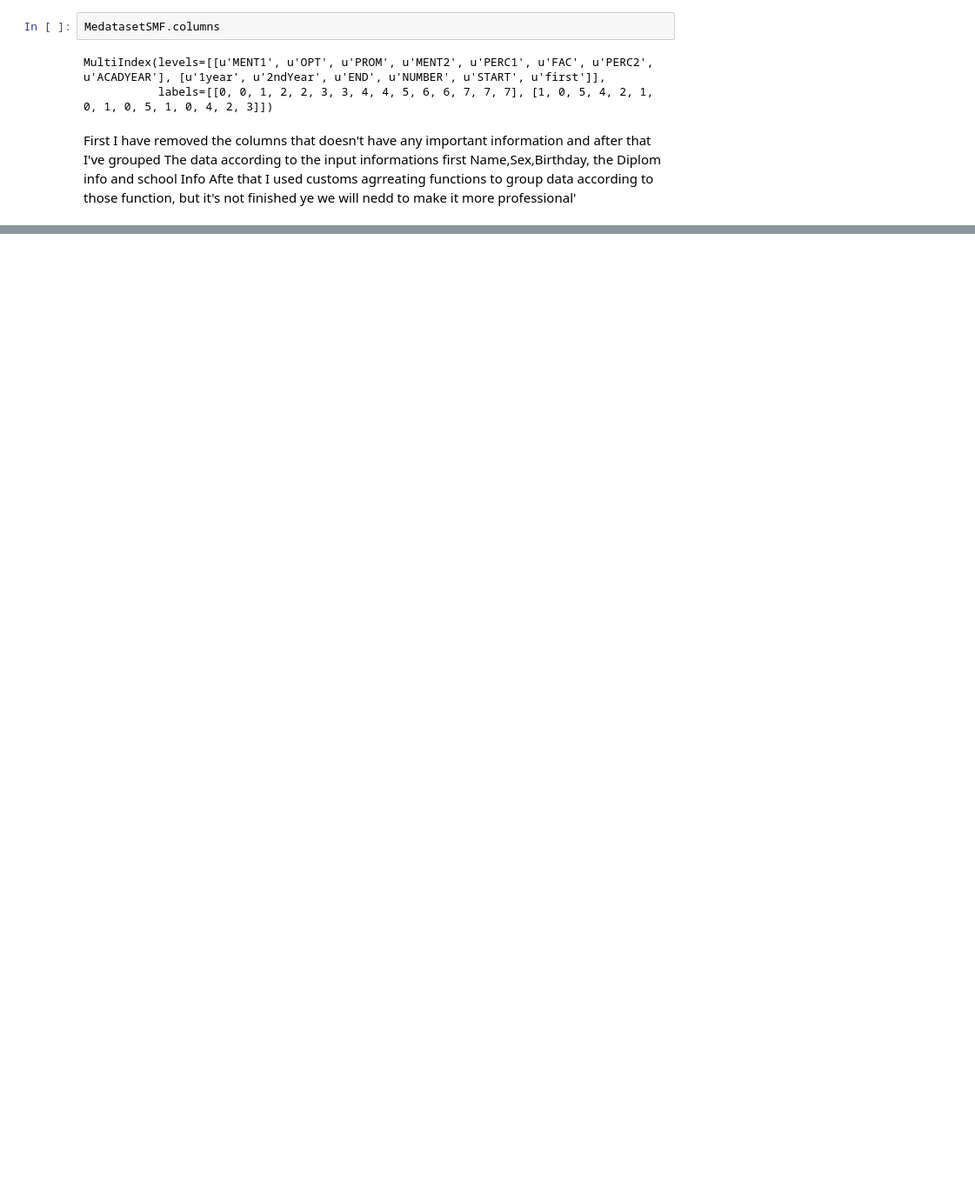
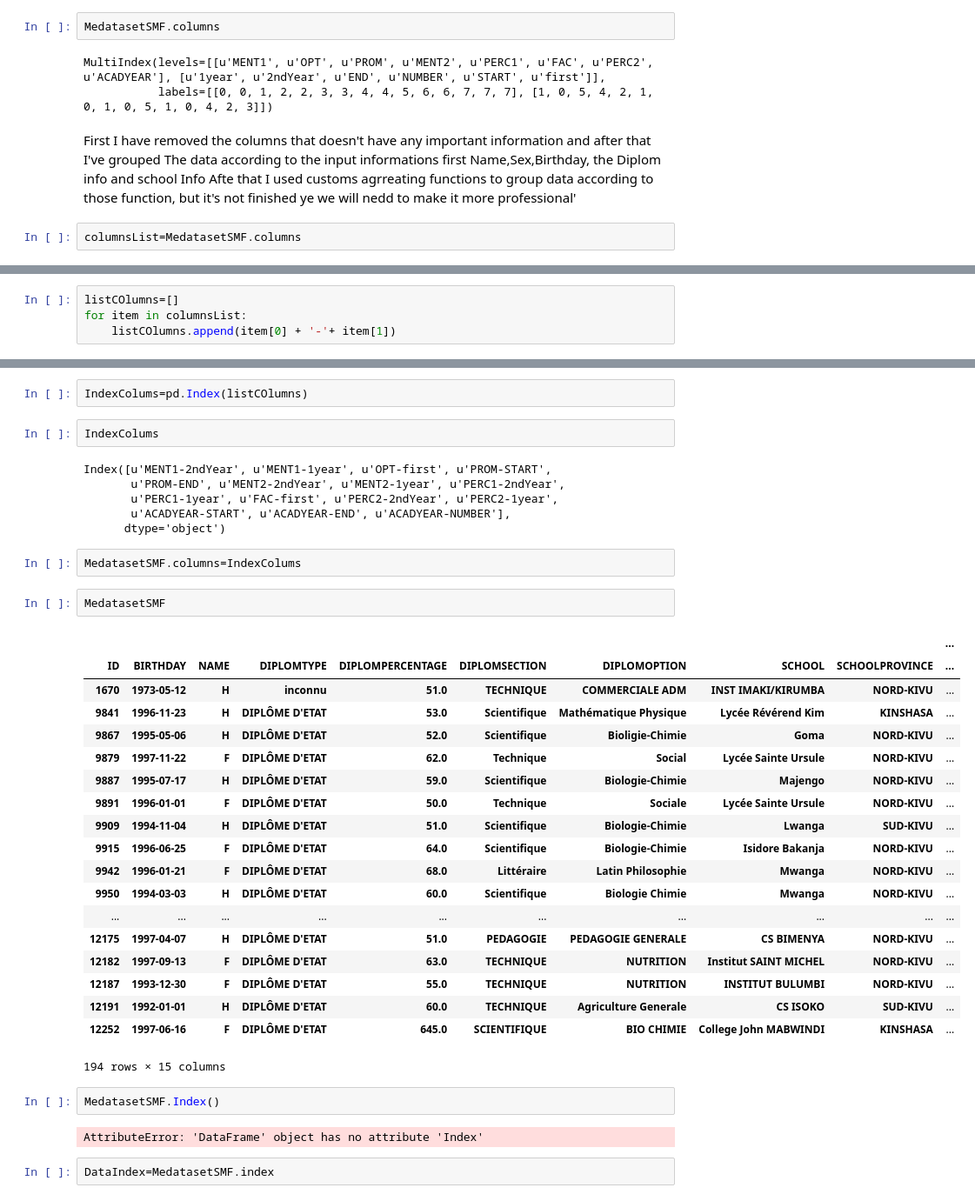
Before and after one commit to espoirMur/Student-Grade-Predictor, a Jupyter notebook: MedecineData.ipynb, the cells around one changed output, grey strips where cells are left out. Shown at 87% size. Saved outputs shown, nothing was run; the diff lists cells and outputs as text; blank space fills up the shorter version.

```diff
--- a/MedecineData.ipynb
+++ b/MedecineData.ipynb
@@ -484,3 +467,5 @@ MultiIndex(levels=[[u'MENT1', u'OPT', u'PROM', u'MENT2', u'PERC1', u'FAC', u'PER
 First I have removed the columns that doesn't have any important information and after that I've grouped
 The data according to the input informations first Name,Sex,Birthday, the Diplom info and school Info
 Afte that I used customs agrreating functions to group data according to those function, but it's not finished ye we will nedd to make it more professional'
+# %%
+columnsList=MedatasetSMF.columns
@@ -486,0 +497,4 @@ Afte that I used customs agrreating functions to group data according to those f
+# %%
+listCOlumns=[]
+for item in columnsList:
+    listCOlumns.append(item[0] + '-'+ item[1])
@@ -486,0 +519,40 @@ Afte that I used customs agrreating functions to group data according to those f
+# %%
+IndexColums=pd.Index(listCOlumns)
+# %%
+IndexColums
+# %% [output]
+Index([u'MENT1-2ndYear', u'MENT1-1year', u'OPT-first', u'PROM-START',
+       u'PROM-END', u'MENT2-2ndYear', u'MENT2-1year', u'PERC1-2ndYear',
+       u'PERC1-1year', u'FAC-first', u'PERC2-2ndYear', u'PERC2-1year',
+       u'ACADYEAR-START', u'ACADYEAR-END', u'ACADYEAR-NUMBER'],
+      dtype='object')
+# %%
+MedatasetSMF.columns=IndexColums
+# %%
+MedatasetSMF
+# %% [output]
+|  |  |  |  |  |  |  |  |  | ... |
+| ID | BIRTHDAY | NAME | DIPLOMTYPE | DIPLOMPERCENTAGE | DIPLOMSECTION | DIPLOMOPTION | SCHOOL | SCHOOLPROVINCE | ... |
+| 1670 | 1973-05-12 | H | inconnu | 51.0 | TECHNIQUE | COMMERCIALE ADM | INST IMAKI/KIRUMBA | NORD-KIVU | ... |
+| 9841 | 1996-11-23 | H | DIPLÔME D'ETAT | 53.0 | Scientifique | Mathématique Physique | Lycée Révérend Kim | KINSHASA | ... |
+| 9867 | 1995-05-06 | H | DIPLÔME D'ETAT | 52.0 | Scientifique | Bioligie-Chimie | Goma | NORD-KIVU | ... |
+| 9879 | 1997-11-22 | F | DIPLÔME D'ETAT | 62.0 | Technique | Social | Lycée Sainte Ursule | NORD-KIVU | ... |
+| 9887 | 1995-07-17 | H | DIPLÔME D'ETAT | 59.0 | Scientifique | Biologie-Chimie | Majengo | NORD-KIVU | ... |
+| 9891 | 1996-01-01 | F | DIPLÔME D'ETAT | 50.0 | Technique | Sociale | Lycée Sainte Ursule | NORD-KIVU | ... |
+| 9909 | 1994-11-04 | H | DIPLÔME D'ETAT | 51.0 | Scientifique | Biologie-Chimie | Lwanga | SUD-KIVU | ... |
+| 9915 | 1996-06-25 | F | DIPLÔME D'ETAT | 64.0 | Scientifique | Biologie-Chimie | Isidore Bakanja | NORD-KIVU | ... |
+| 9942 | 1996-01-21 | F | DIPLÔME D'ETAT | 68.0 | Littéraire | Latin Philosophie | Mwanga | NORD-KIVU | ... |
+| 9950 | 1994-03-03 | H | DIPLÔME D'ETAT | 60.0 | Scientifique | Biologie Chimie | Mwanga | NORD-KIVU | ... |
+| ... | ... | ... | ... | ... | ... | ... | ... | ... | ... |
+| 12175 | 1997-04-07 | H | DIPLÔME D'ETAT | 51.0 | PEDAGOGIE | PEDAGOGIE GENERALE | CS BIMENYA | NORD-KIVU | ... |
+| 12182 | 1997-09-13 | F | DIPLÔME D'ETAT | 63.0 | TECHNIQUE | NUTRITION | Institut SAINT MICHEL | NORD-KIVU | ... |
+| 12187 | 1993-12-30 | F | DIPLÔME D'ETAT | 55.0 | TECHNIQUE | NUTRITION | INSTITUT BULUMBI | NORD-KIVU | ... |
+| 12191 | 1992-01-01 | H | DIPLÔME D'ETAT | 60.0 | TECHNIQUE | Agriculture Generale | CS ISOKO | SUD-KIVU | ... |
+| 12252 | 1997-06-16 | F | DIPLÔME D'ETAT | 645.0 | SCIENTIFIQUE | BIO CHIMIE | College John MABWINDI | KINSHASA | ... |
+194 rows × 15 columns
+# %%
+MedatasetSMF.Index()
+# %% [output]
+AttributeError: 'DataFrame' object has no attribute 'Index'
+# %%
+DataIndex=MedatasetSMF.index
```
Also changed, not shown: parts of 30 cells of this notebook, 1 other file.
